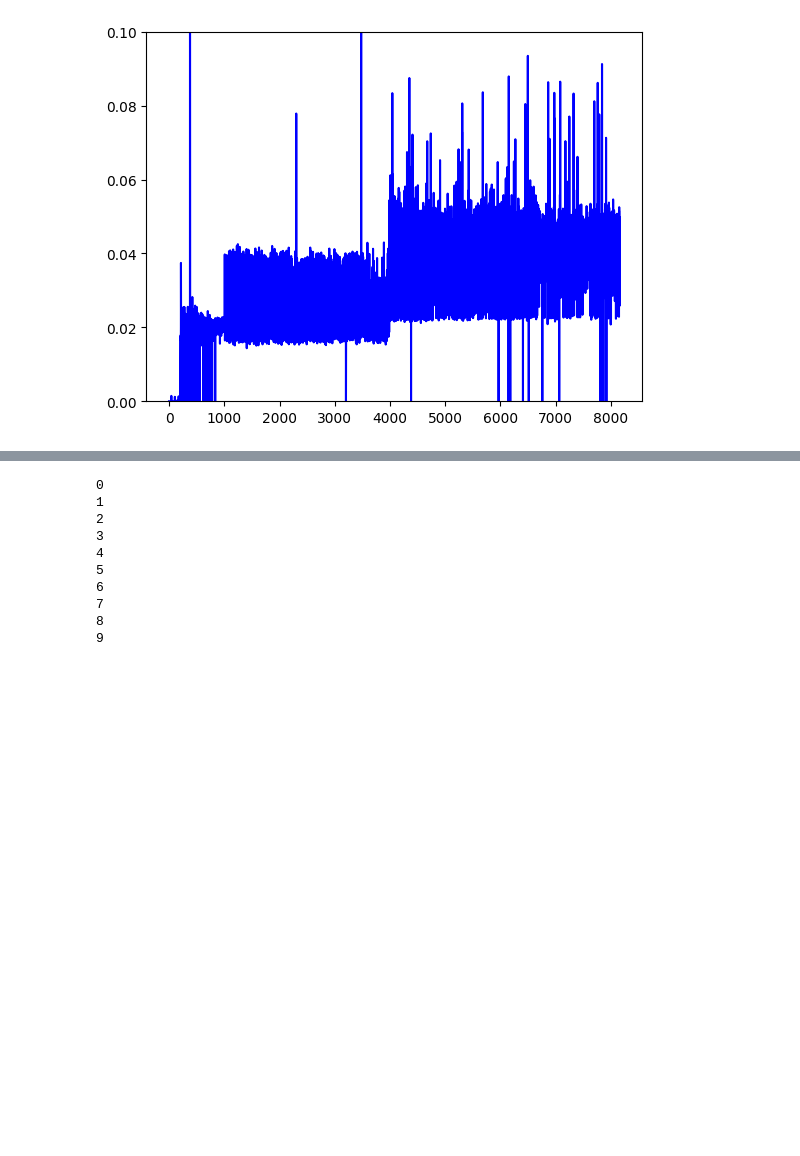
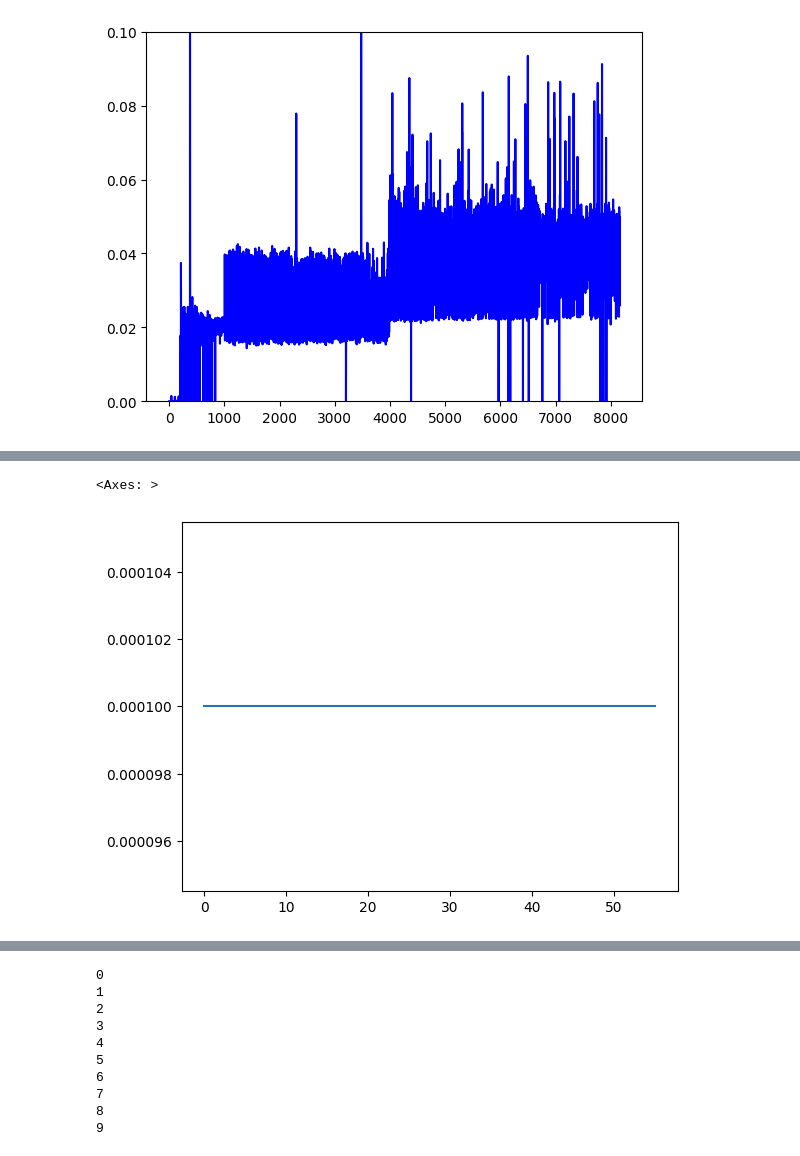
Before and after one commit to Lvlad0022/Diplomski, a Jupyter notebook: Untitled-1.ipynb, the cells around one changed output, grey strips where cells are left out. Cells and saved outputs as stored; diff of their text form; code cells hidden in the pictures; blank space fills up the shorter version.

```diff
--- a/Untitled-1.ipynb
+++ b/Untitled-1.ipynb
@@ -235,4 +231,9 @@ Index(['td_error25', 'td_error50', 'td_error90', 'td_error99', 'Q_val25',
       dtype='object')
+# %%
+(df2["learning_rate"]).plot()
+# %% [output]
+<Axes: >
+[figure, added]
 # %%
 capacity = 100_000
 exp25 = df1["experience_age25"]% capacity
```
Also changed, not shown: parts of 4 cells of this notebook, 5 other files.
